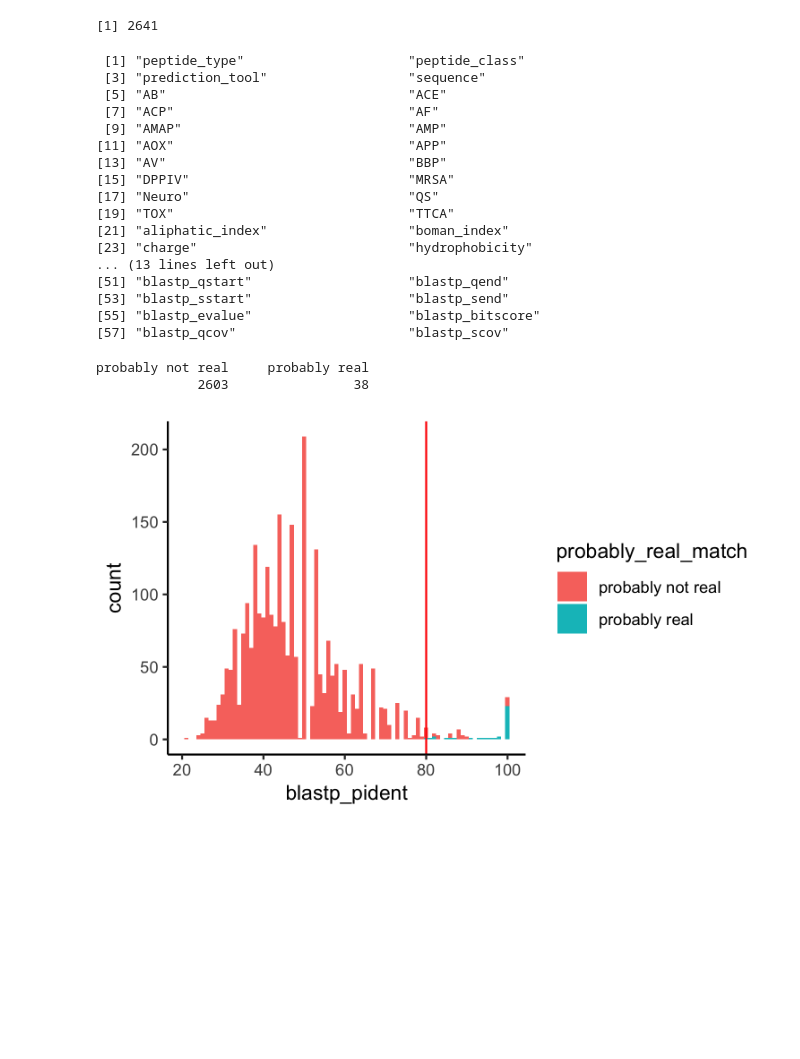
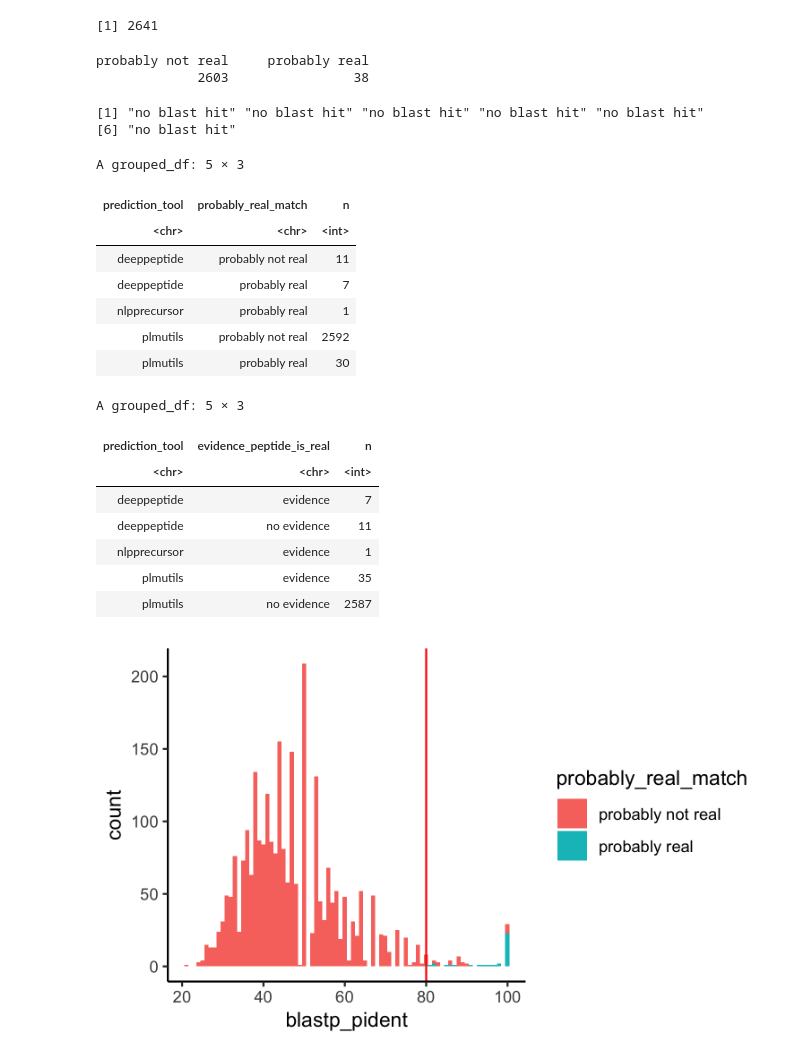
Before and after one commit to Arcadia-Science/2024-peptigate-evaluation, a Jupyter notebook: SRP074404/20240320-peptigate-against-peptidomics.ipynb, the cells around one changed output. Saved outputs shown, nothing was run; the diff lists cells and outputs as text; code cells hidden in the pictures; blank space fills up the shorter version.

```diff
--- a/SRP074404/20240320-peptigate-against-peptidomics.ipynb
+++ b/SRP074404/20240320-peptigate-against-peptidomics.ipynb
@@ -322,26 +324,6 @@ length(unique(peptidomics_blastp$sequence))
 # %% [output]
 [1] 2641
 [1] 2641
-# %%
-colnames(peptidomics_blastp)
-# %% [output]
- [1] "peptide_type"                     "peptide_class"
- [3] "prediction_tool"                  "sequence"
- [5] "AB"                               "ACE"
- [7] "ACP"                              "AF"
- [9] "AMAP"                             "AMP"
-[11] "AOX"                              "APP"
-[13] "AV"                               "BBP"
-[15] "DPPIV"                            "MRSA"
-[17] "Neuro"                            "QS"
-[19] "TOX"                              "TTCA"
-[21] "aliphatic_index"                  "boman_index"
-[23] "charge"                           "hydrophobicity"
-... (13 lines left out)
-[51] "blastp_qstart"                    "blastp_qend"
-[53] "blastp_sstart"                    "blastp_send"
-[55] "blastp_evalue"                    "blastp_bitscore"
-[57] "blastp_qcov"                      "blastp_scov"
 # %%
 # filter to results that are likely actual hits
 probably_real_matches_blastp <- peptidomics_blastp %>%
@@ -356,6 +338,40 @@ table(peptidomics_blastp$probably_real_match)
 # %% [output]
 probably not real     probably real
              2603                38
+# %%
+head(peptidomics_blastp$peptipedia_blast_result)
+# %% [output]
+[1] "no blast hit" "no blast hit" "no blast hit" "no blast hit" "no blast hit"
+[6] "no blast hit"
+# %%
+peptidomics_blastp %>%
+  group_by(prediction_tool, probably_real_match) %>%
+  tally()
+
+
+peptidomics_blastp %>%
+  mutate(evidence_peptide_is_real = ifelse(peptipedia_blast_result == "blast hit" | probably_real_match == "probably real",
+                                           "evidence",
+                                           "no evidence")) %>%
+  group_by(prediction_tool, evidence_peptide_is_real) %>%
+  tally()
+# %% [output]
+A grouped_df: 5 × 3
+| prediction_tool | probably_real_match | n |
+| <chr> | <chr> | <int> |
+| deeppeptide | probably not real | 11 |
+| deeppeptide | probably real | 7 |
+| nlpprecursor | probably real | 1 |
+| plmutils | probably not real | 2592 |
+| plmutils | probably real | 30 |
+A grouped_df: 5 × 3
+| prediction_tool | evidence_peptide_is_real | n |
+| <chr> | <chr> | <int> |
+| deeppeptide | evidence | 7 |
+| deeppeptide | no evidence | 11 |
+| nlpprecursor | evidence | 1 |
+| plmutils | evidence | 35 |
+| plmutils | no evidence | 2587 |
 # %%
 ggplot(peptidomics_blastp, aes(x = blastp_pident, fill = probably_real_match)) +
   geom_histogram(bins = 80) +
```
Also changed, not shown: parts of 3 cells of this notebook, 1 other file.
